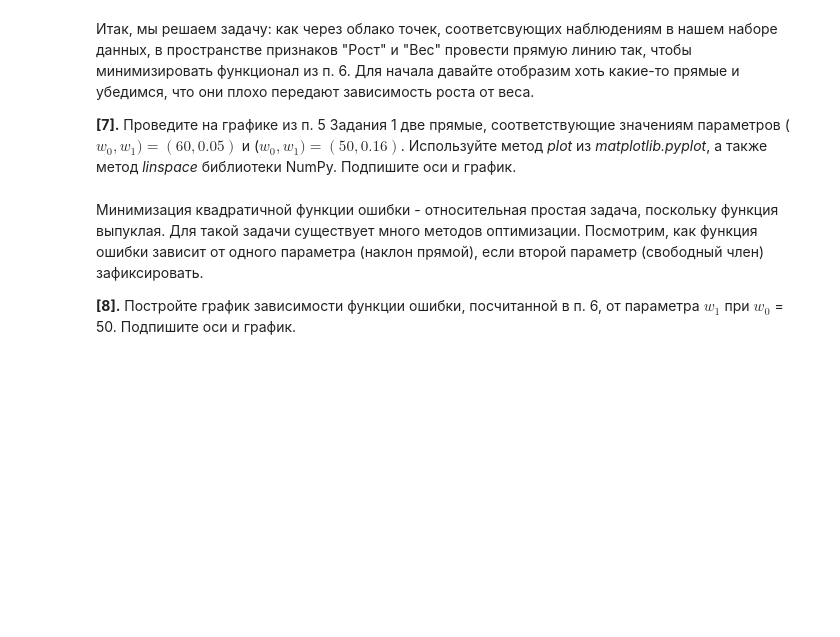
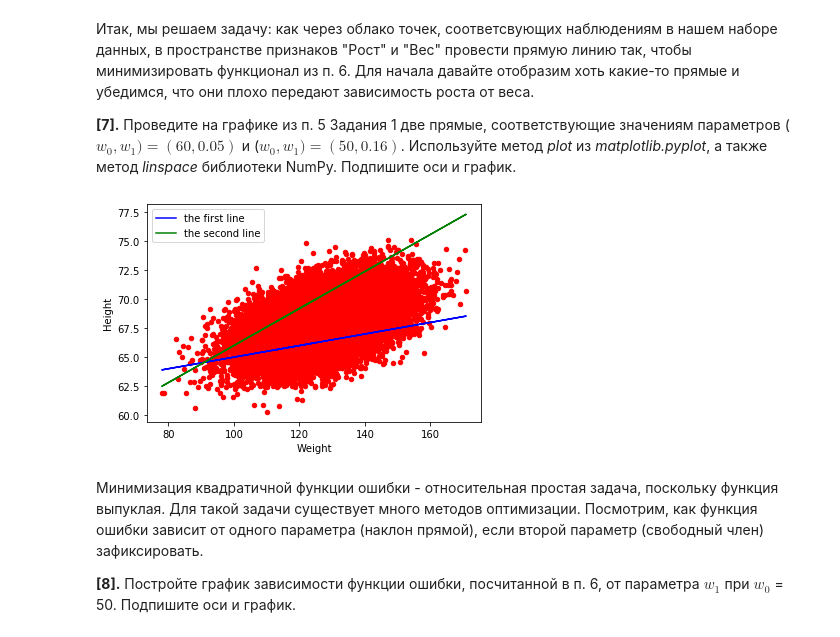
Before and after one commit to Craiglal/ML-Hometasks, a Jupyter notebook: task1/hometask.ipynb, the cells around one changed output. Cells and saved outputs as stored; diff of their text form; code cells hidden in the pictures; blank space fills up the shorter version.

```diff
--- a/task1/hometask.ipynb
+++ b/task1/hometask.ipynb
@@ -132,3 +146,17 @@ $$error(w_0, w_1) = \sum_{i=1}^n {(y_i - (w_0 + w_1 * x_i))}^2 $$
+# %%
+x=np.array(data['Weight'])
+y1 = [60+t*0.05 for t in x]
+y2 = [50+t*0.16 for t in x]
+
+data.plot(y='Height',x='Weight', kind='scatter',
+           color='red')
+
+plt.plot(x, y1, color="blue", label="the first line")
+plt.plot(x, y2, color="green", label="the second line")
+plt.legend(loc='upper left')
+plt.show()
+# %% [output]
+[figure, added]
 # %% [markdown]
 Минимизация квадратичной функции ошибки - относительная простая задача, поскольку функция выпуклая. Для такой задачи существует много методов оптимизации. Посмотрим, как функция ошибки зависит от одного параметра (наклон прямой), если второй параметр (свободный член) зафиксировать.
 
```
Also changed, not shown: parts of 19 cells of this notebook.
